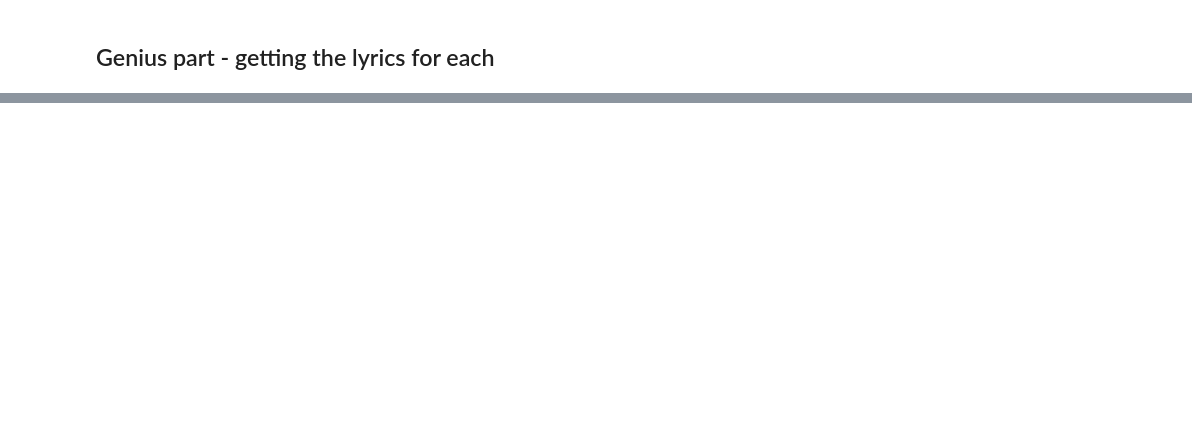
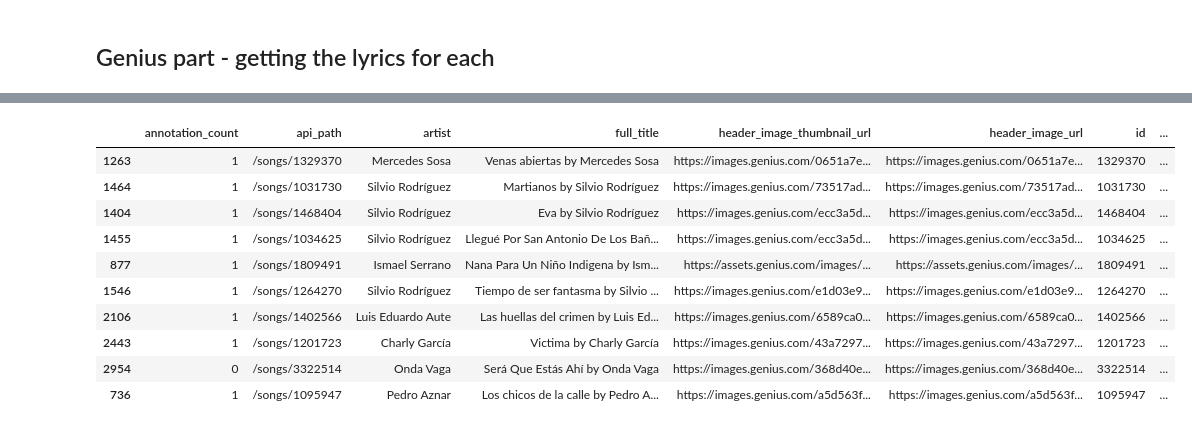
Before and after one commit to alexing/datadata, a Jupyter notebook: related_artists_dataset_builder.ipynb, the cells around one changed output, grey strips where cells are left out. Saved outputs shown, nothing was run; the diff lists cells and outputs as text; code cells hidden in the pictures; blank space fills up the shorter version.

```diff
--- a/related_artists_dataset_builder.ipynb
+++ b/related_artists_dataset_builder.ipynb
@@ -74,0 +179,15 @@ NameError: name 'BASE_URL' is not defined
+# %%
+df = pd.read_csv('data/related_raw_v1.csv', sep=';')
+df.sample(10)
+# %% [output]
+|  | annotation_count | api_path | artist | full_title | header_image_thumbnail_url | header_image_url | id | ... |
+| 1263 | 1 | /songs/1329370 | Mercedes Sosa | Venas abiertas by Mercedes Sosa | https://images.genius.com/0651a7e... | https://images.genius.com/0651a7e... | 1329370 | ... |
+| 1464 | 1 | /songs/1031730 | Silvio Rodríguez | Martianos by Silvio Rodríguez | https://images.genius.com/73517ad... | https://images.genius.com/73517ad... | 1031730 | ... |
+| 1404 | 1 | /songs/1468404 | Silvio Rodríguez | Eva by Silvio Rodríguez | https://images.genius.com/ecc3a5d... | https://images.genius.com/ecc3a5d... | 1468404 | ... |
+| 1455 | 1 | /songs/1034625 | Silvio Rodríguez | Llegué Por San Antonio De Los Bañ... | https://images.genius.com/ecc3a5d... | https://images.genius.com/ecc3a5d... | 1034625 | ... |
+| 877 | 1 | /songs/1809491 | Ismael Serrano | Nana Para Un Niño Indigena by Ism... | https://assets.genius.com/images/... | https://assets.genius.com/images/... | 1809491 | ... |
+| 1546 | 1 | /songs/1264270 | Silvio Rodríguez | Tiempo de ser fantasma by Silvio ... | https://images.genius.com/e1d03e9... | https://images.genius.com/e1d03e9... | 1264270 | ... |
+| 2106 | 1 | /songs/1402566 | Luis Eduardo Aute | Las huellas del crimen by Luis Ed... | https://images.genius.com/6589ca0... | https://images.genius.com/6589ca0... | 1402566 | ... |
+| 2443 | 1 | /songs/1201723 | Charly García | Victima by Charly García | https://images.genius.com/43a7297... | https://images.genius.com/43a7297... | 1201723 | ... |
+| 2954 | 0 | /songs/3322514 | Onda Vaga | Será Que Estás Ahí by Onda Vaga | https://images.genius.com/368d40e... | https://images.genius.com/368d40e... | 3322514 | ... |
+| 736 | 1 | /songs/1095947 | Pedro Aznar | Los chicos de la calle by Pedro A... | https://images.genius.com/a5d563f... | https://images.genius.com/a5d563f... | 1095947 | ... |
```
Also changed, not shown: parts of 12 cells of this notebook, 2 other files.
